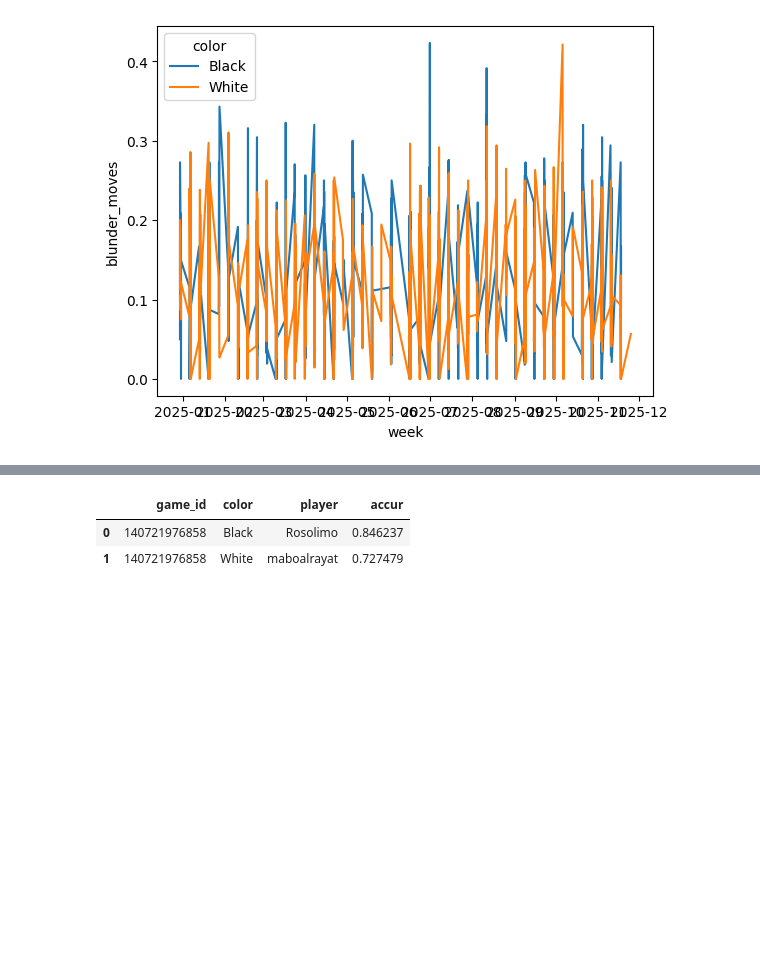
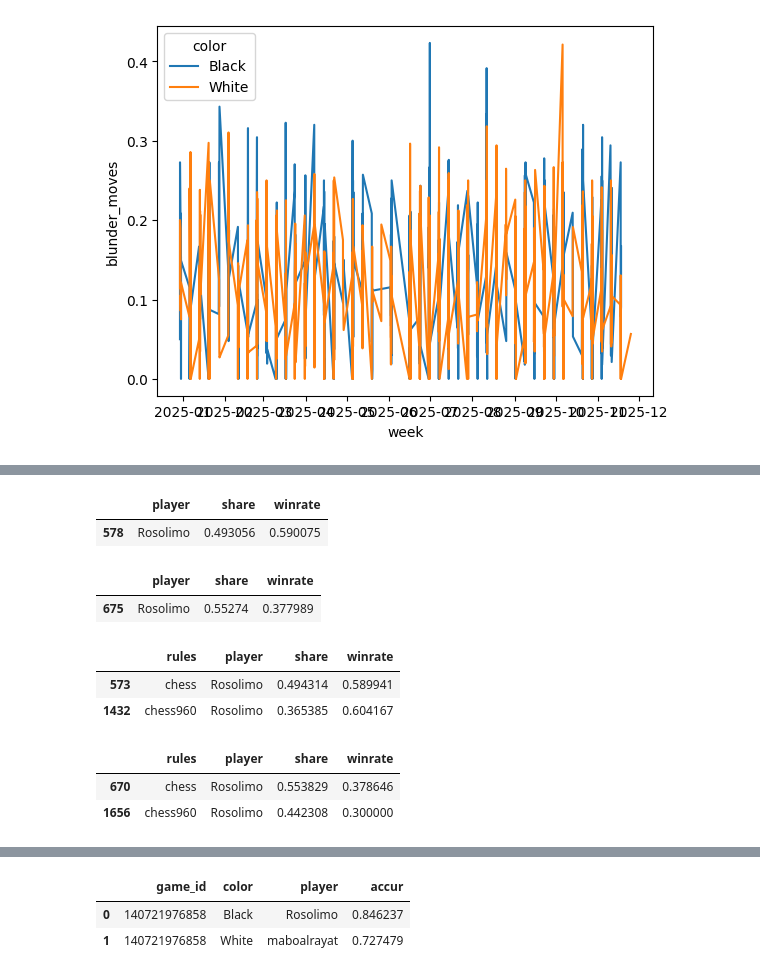
Before and after one commit to rosolimo212/chess_evaluater, a Jupyter notebook: tests.ipynb, the cells around one changed output, grey strips where cells are left out. Drawn from its saved outputs; the diff is of its cells as text; code cells hidden in the pictures; blank space fills up the shorter version.

```diff
--- a/tests.ipynb
+++ b/tests.ipynb
@@ -247,0 +123,24 @@ get_opponent_accur(work_df[work_df['game_id'] == '140721976858'])
+# %%
+adv_cap_stat[adv_cap_stat['player'] == current_user_name]
+# %% [output]
+|  | player | share | winrate |
+| 578 | Rosolimo | 0.493056 | 0.590075 |
+# %%
+res_stat[res_stat['player'] == current_user_name]
+# %% [output]
+|  | player | share | winrate |
+| 675 | Rosolimo | 0.55274 | 0.377989 |
+# %%
+adv_cap_df, adv_cap_stat, res_stat = get_adv_cap(work_df, fields=['rules'])
+# %%
+adv_cap_stat[adv_cap_stat['player'] == current_user_name]
+# %% [output]
+|  | rules | player | share | winrate |
+| 573 | chess | Rosolimo | 0.494314 | 0.589941 |
+| 1432 | chess960 | Rosolimo | 0.365385 | 0.604167 |
+# %%
+res_stat[res_stat['player'] == current_user_name]
+# %% [output]
+|  | rules | player | share | winrate |
+| 670 | chess | Rosolimo | 0.553829 | 0.378646 |
+| 1656 | chess960 | Rosolimo | 0.442308 | 0.300000 |
```
Also changed, not shown: parts of 50 cells of this notebook, 1 other file.
